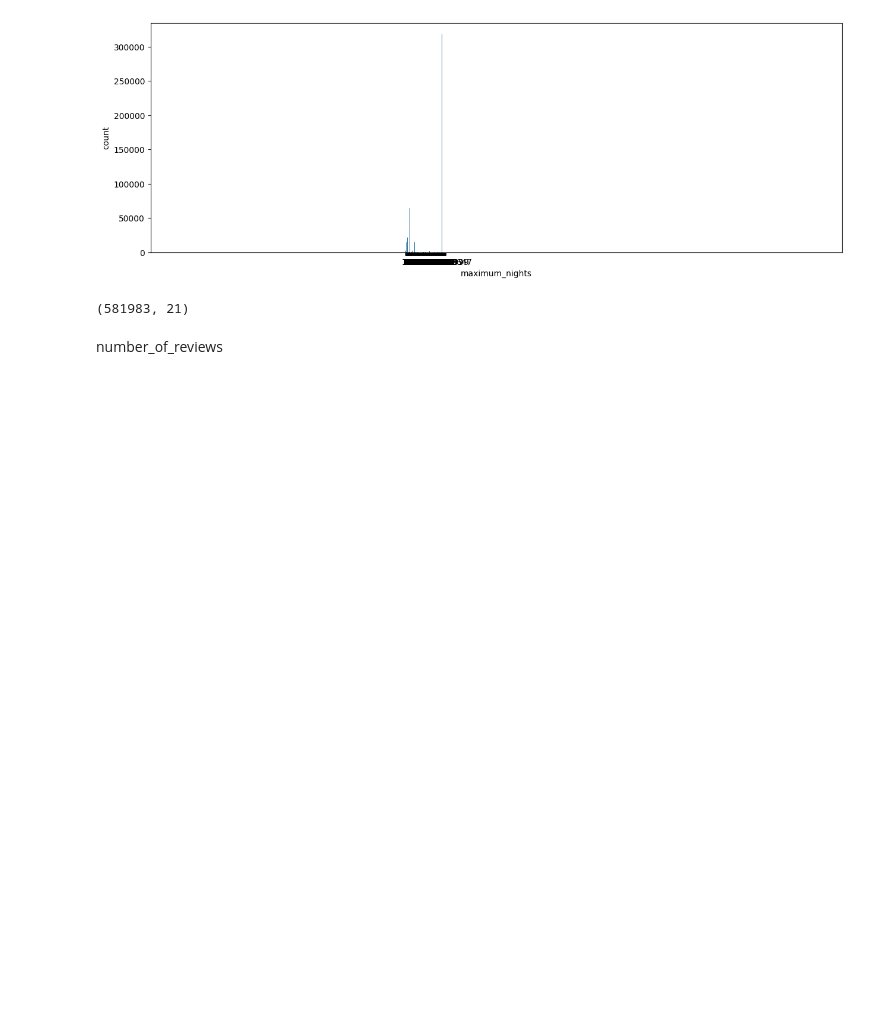
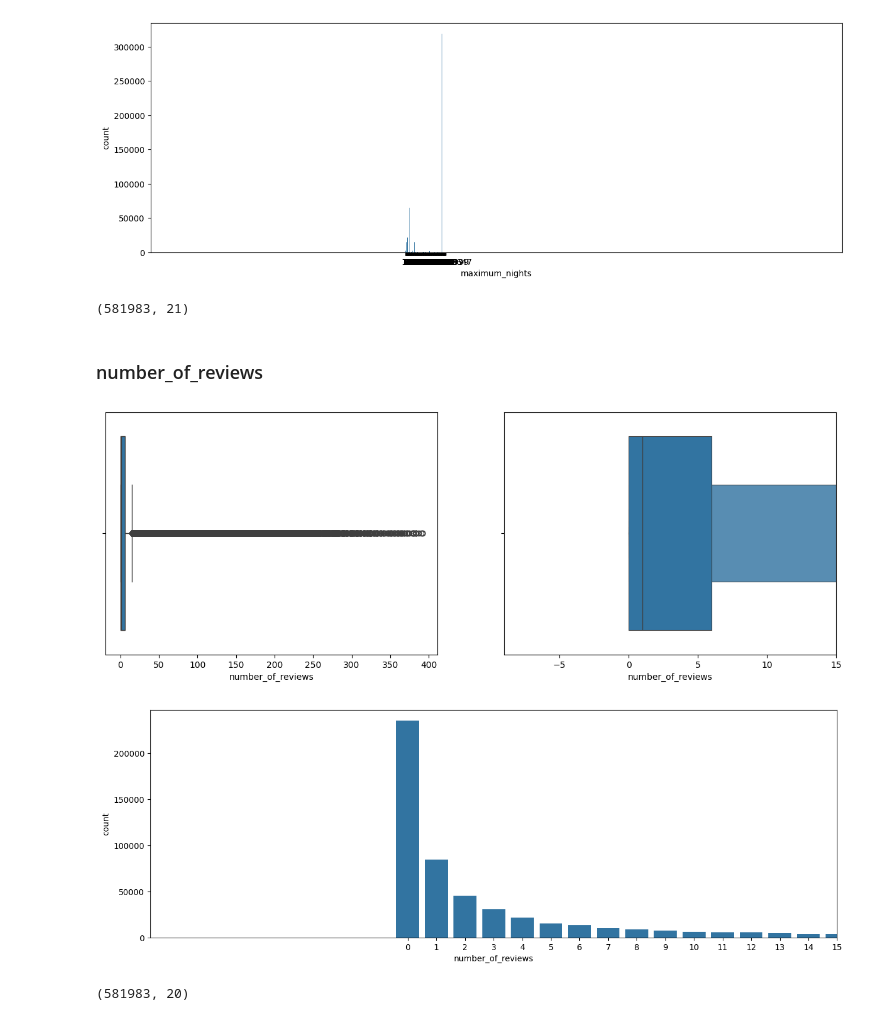
Before and after one commit to guilhermeluizcosta/Projeto-CienciaDeDados, a Jupyter notebook: Projeto.ipynb, the cells around one changed output. Cells and saved outputs as stored; diff of their text form; code cells hidden in the pictures; blank space fills up the shorter version.

```diff
--- a/Projeto.ipynb
+++ b/Projeto.ipynb
@@ -399,5 +399,16 @@ base_airbnb = base_airbnb.drop('maximum_nights', axis=1)
 base_airbnb.shape
 # %% [output]
 (581983, 21)
-# %% [markdown]
-number_of_reviews
+# %% [markdown]
+### number_of_reviews
+# %%
+diagramaCaixa(base_airbnb['number_of_reviews'])
+graficoBarra(base_airbnb['number_of_reviews'])
+# %% [output]
+[figure, added]
+[figure, added]
+# %%
+base_airbnb = base_airbnb.drop('number_of_reviews', axis=1)
+base_airbnb.shape
+# %% [output]
+(581983, 20)
```
Also changed, not shown: parts of 8 cells of this notebook.
